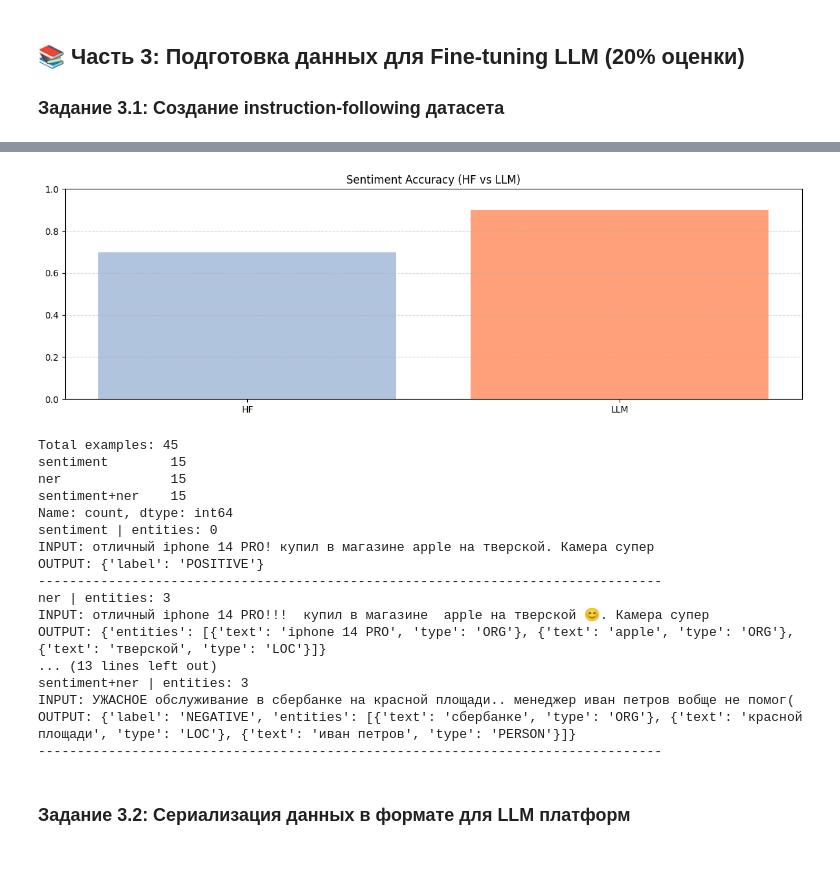
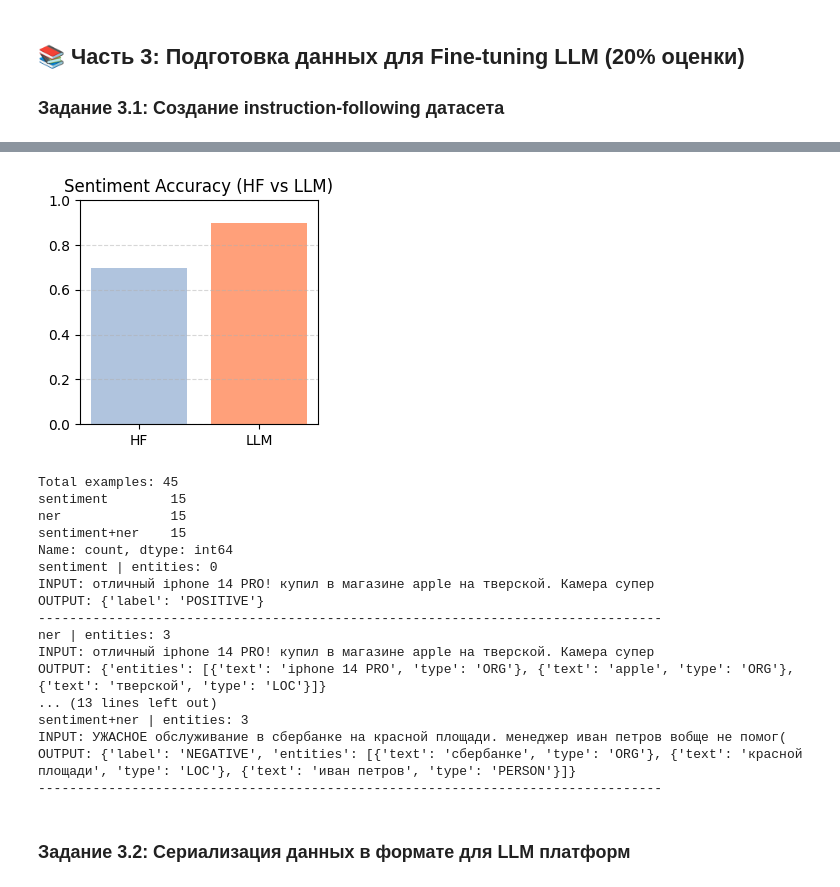
Before and after one commit to divisee/otus-LLM-DD, a Jupyter notebook: hw-2/hw_2_(Построение_LLM_пайплайна_(_ER_tonality_detection_)).ipynb, the cells around one changed output, grey strips where cells are left out. Saved outputs shown, nothing was run; the diff lists cells and outputs as text; code cells hidden in the pictures; blank space fills up the shorter version.

```diff
--- a/hw-2/hw_2_(Построение_LLM_пайплайна_(_ER_tonality_detection_)).ipynb
+++ b/hw-2/hw_2_(Построение_LLM_пайплайна_(_ER_tonality_detection_)).ipynb
@@ -1083,26 +1083,26 @@ LLM accuracy: 9/10 = 0.900
 # %%
 ### Задание 2.5: Визуализация сравнения моделей
 
 import matplotlib.pyplot as plt
 import numpy as np
 
 # TODO: Создайте визуализацию сравнения точности моделей
 # plt.figure(figsize=(12, 8))
 # # Создайте графики сравнения
 
 hf_acc = hf_correct / total
 llm_acc = openai_correct / total
 
-plt.figure(figsize=(12, 4))
+plt.figure(figsize=(3, 3))
 bars = plt.bar(["HF", "LLM"], [hf_acc, llm_acc], color=["lightsteelblue", "lightsalmon"])
 plt.ylim(0, 1)
 plt.title("Sentiment Accuracy (HF vs LLM)")
 plt.grid(axis="y", linestyle="--", alpha=0.5)
 
 plt.tight_layout()
 plt.show()
 # %% [output]
-[figure, old version]
+[figure, new version]
 # %%
 # TODO: Создайте структурированный датасет для fine-tuning LLM
 # Подумайте о структуре instruction-following датасета:
@@ -1133,26 +1133,25 @@ def create_instruction_dataset(df: pd.DataFrame) -> List[Dict]:
     out = []
     for row, llm_r in zip(df.to_dict("records"), llm):
         sent = str(row.get("gold_sentiment", "NEUTRAL")).upper()
-        text_sent = str(row.get("clean_text") or row.get("raw_text") or "")
-        text_ner = str(row.get("raw_text") or row.get("clean_text") or "")
+        input_text = str(row.get("clean_text") or row.get("raw_text") or "")
         ents = llm_r.get("ner", {}).get("entities", []) or []
 
         out.append({
             "task": "sentiment",
             "instruction": "Определи тональность отзыва: POSITIVE, NEGATIVE или NEUTRAL. Учитывай сарказм и смешанные эмоции. Верни строго JSON.",
-            "input": text_sent,
+            "input": input_text,
             "output": {"label": sent}
         })
         out.append({
             "task": "ner",
             "instruction": "Извлеки именованные сущности из текста. Типы: PERSON, ORG, LOC. Ничего не выдумывай. Верни строго JSON.",
-            "input": text_ner,
+            "input": input_text,
             "output": {"entities": ents}
         })
         out.append({
             "task": "sentiment+ner",
             "instruction": "Определи тональность (POSITIVE/NEGATIVE/NEUTRAL) и извлеки сущности PERSON/ORG/LOC. Верни строго JSON.",
-            "input": text_ner,
+            "input": input_text,
             "output": {"label": sent, "entities": ents}
         })
     return out
@@ -1178,11 +1177,11 @@ INPUT: отличный iphone 14 PRO! купил в магазине apple на
 OUTPUT: {'label': 'POSITIVE'}
 --------------------------------------------------------------------------------
 ner | entities: 3
-INPUT: отличный iphone 14 PRO!!!  купил в магазине  apple на тверской 😊. Камера супер
+INPUT: отличный iphone 14 PRO! купил в магазине apple на тверской. Камера супер
 OUTPUT: {'entities': [{'text': 'iphone 14 PRO', 'type': 'ORG'}, {'text': 'apple', 'type': 'ORG'}, {'text': 'тверской', 'type': 'LOC'}]}
 ... (13 lines left out)
 sentiment+ner | entities: 3
-INPUT: УЖАСНОЕ обслуживание в сбербанке на красной площади.. менеджер иван петров вобще не помог(
+INPUT: УЖАСНОЕ обслуживание в сбербанке на красной площади. менеджер иван петров вобще не помог(
 OUTPUT: {'label': 'NEGATIVE', 'entities': [{'text': 'сбербанке', 'type': 'ORG'}, {'text': 'красной площади', 'type': 'LOC'}, {'text': 'иван петров', 'type': 'PERSON'}]}
 --------------------------------------------------------------------------------
 # %% [markdown]
```
Also changed, not shown: parts of 8 cells of this notebook, 2 other files.
